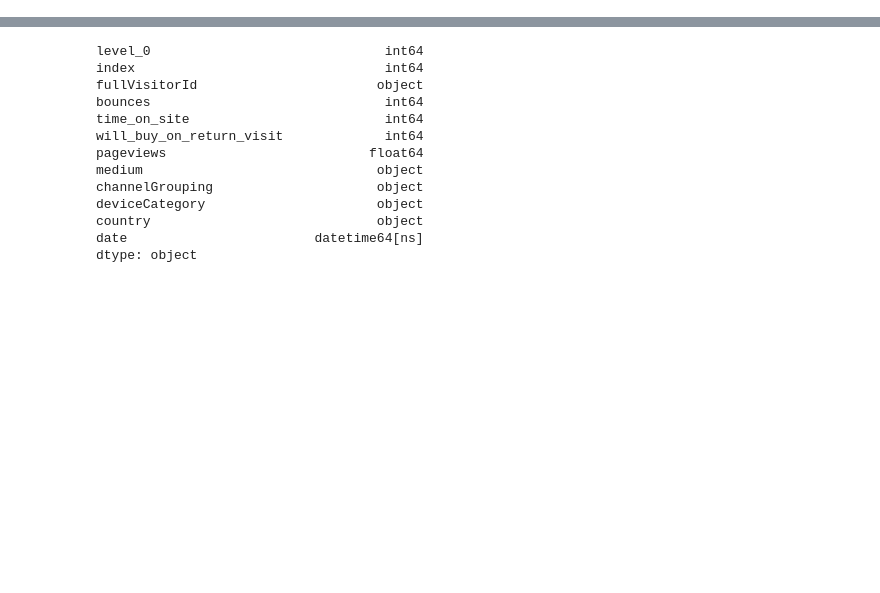
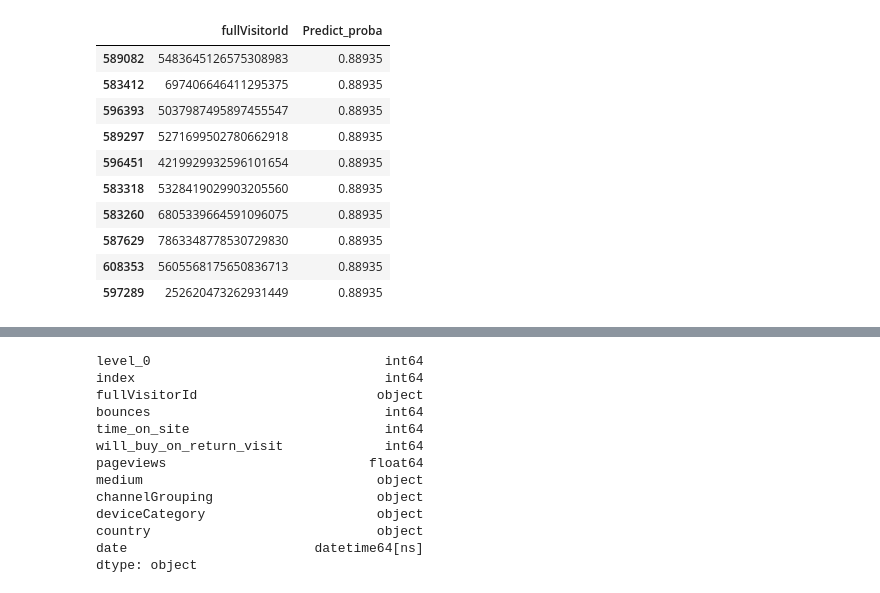
Before and after one commit to Melodyellinn/App_Beauty_E1, a Jupyter notebook: notebook_graph_test.ipynb, the cells around one changed output, grey strips where cells are left out. Saved outputs shown, nothing was run; the diff lists cells and outputs as text; code cells hidden in the pictures; blank space fills up the shorter version.

```diff
--- a/notebook_graph_test.ipynb
+++ b/notebook_graph_test.ipynb
@@ -18,0 +84,14 @@ predict_data = pd.read_sql("""SELECT *
+# %%
+data_new[['fullVisitorId',"Predict_proba"]].sort_values("Predict_proba",ascending=False).drop_duplicates().head(10)
+# %% [output]
+|  | fullVisitorId | Predict_proba |
+| 589082 | 5483645126575308983 | 0.88935 |
+| 583412 | 697406646411295375 | 0.88935 |
+| 596393 | 5037987495897455547 | 0.88935 |
+| 589297 | 5271699502780662918 | 0.88935 |
+| 596451 | 4219929932596101654 | 0.88935 |
+| 583318 | 5328419029903205560 | 0.88935 |
+| 583260 | 6805339664591096075 | 0.88935 |
+| 587629 | 7863348778530729830 | 0.88935 |
+| 608353 | 5605568175650836713 | 0.88935 |
+| 597289 | 252620473262931449 | 0.88935 |
```
Also changed, not shown: parts of 12 cells of this notebook, 2 other files.
